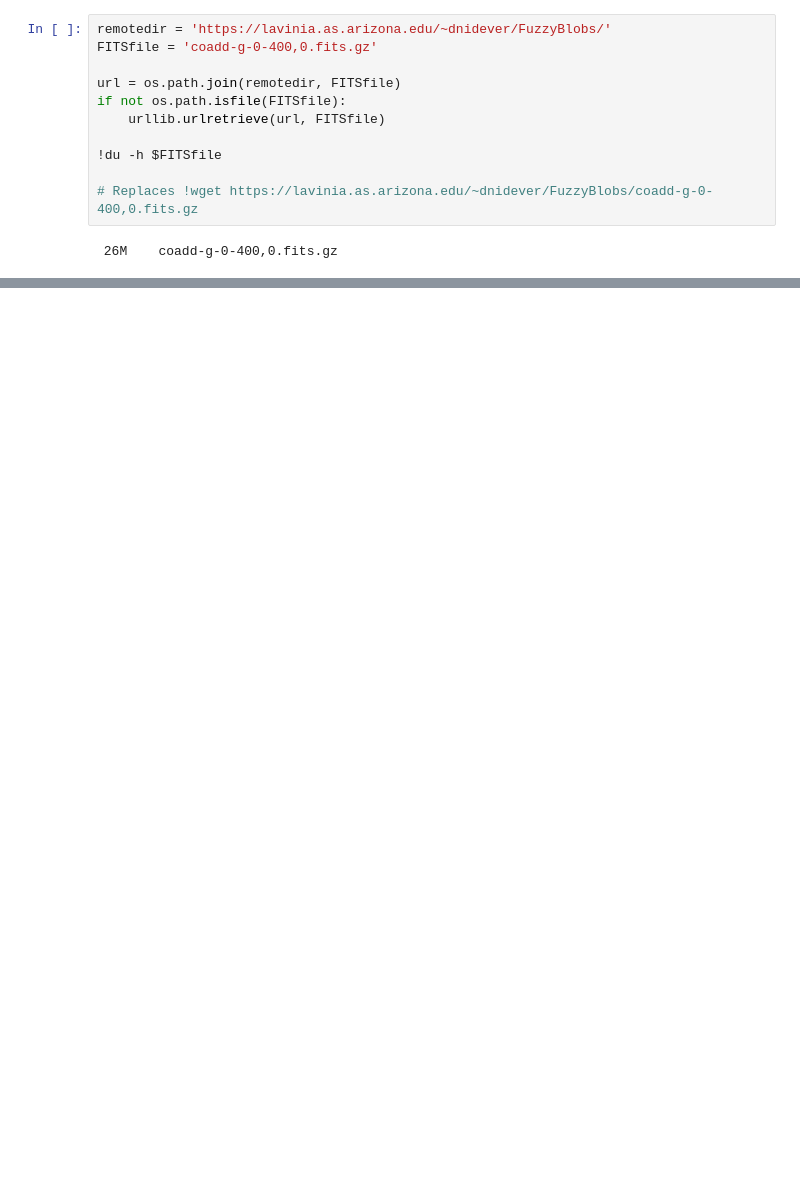
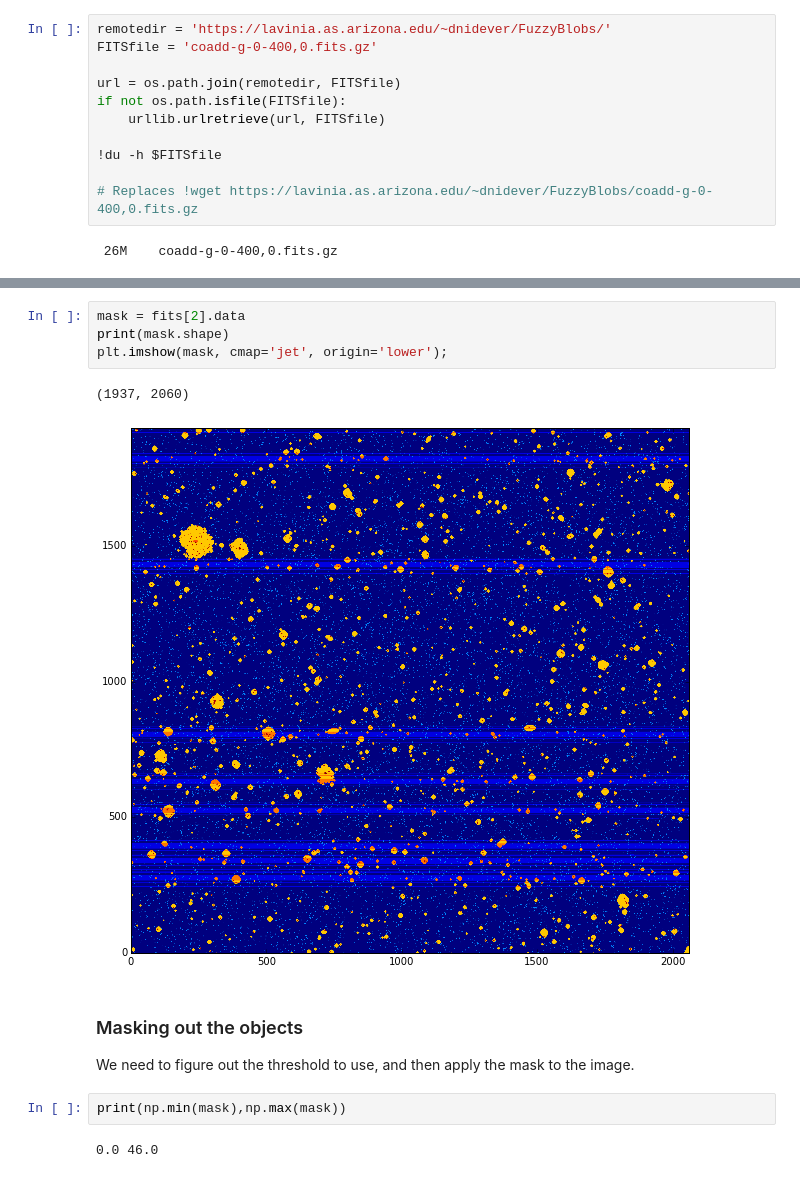
Before and after one commit to drphilmarshall/FuzzyBlobs, a Jupyter notebook: demo.ipynb, the cells around one changed output, grey strips where cells are left out. Saved outputs shown, nothing was run; the diff lists cells and outputs as text; blank space fills up the shorter version.

```diff
--- a/demo.ipynb
+++ b/demo.ipynb
@@ -31,0 +50,15 @@ TypeError: float() argument must be a string or a number
+# %%
+mask = fits[2].data
+print(mask.shape)
+plt.imshow(mask, cmap='jet', origin='lower');
+# %% [output]
+(1937, 2060)
+[figure, added]
+# %% [markdown]
+### Masking out the objects
+
+We need to figure out the threshold to use, and then apply the mask to the image.
+# %%
+print(np.min(mask),np.max(mask))
+# %% [output]
+0.0 46.0
```
Also changed, not shown: parts of 12 cells of this notebook, 1 other file.
